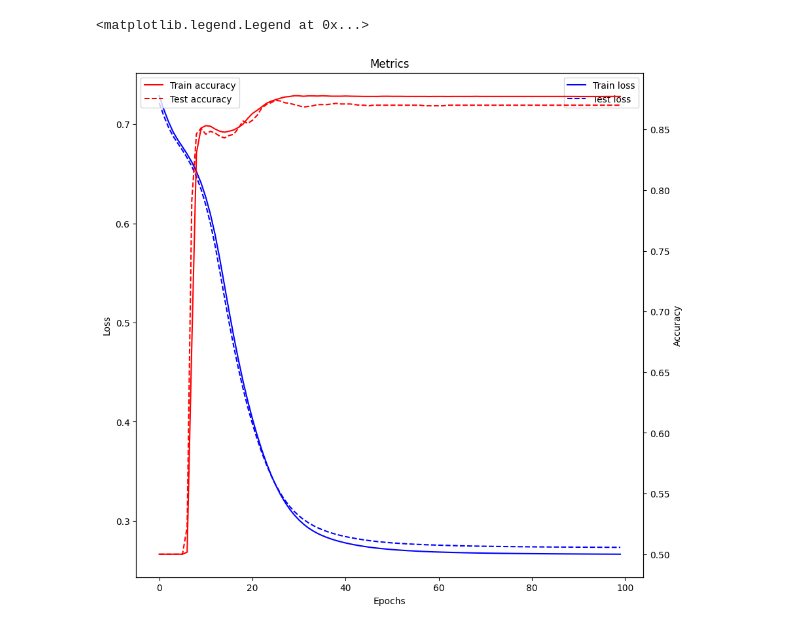
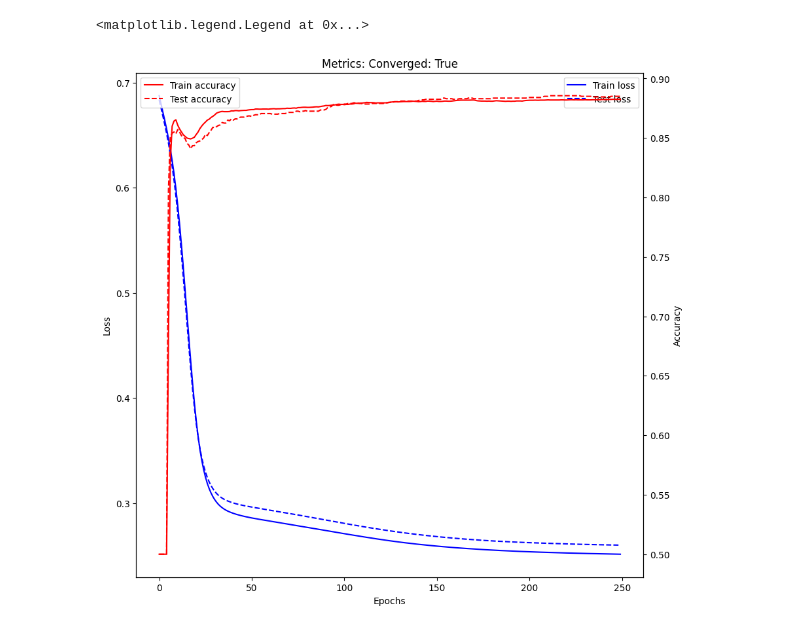
Before and after one commit to Johanmkr/WP1-Polyhedra, a Jupyter notebook: notebooks/used_for_testing.ipynb, the cells around one changed output. Drawn from its saved outputs; the diff is of its cells as text; code cells hidden in the pictures.

Commit message:
More notebooks used for testing and stuff like that

```diff
--- a/notebooks/used_for_testing.ipynb
+++ b/notebooks/used_for_testing.ipynb
@@ -31,12 +31,12 @@ inference_seed = 40
 #     scf.createfolders(state_dict_path)
 
 # Make the data
-train_data = scf.make_moon_dataloader(n_samples=15000, noise=0.15, random_state=training_seed, batch_size=250)
-test_data = scf.make_moon_dataloader(n_samples=2000, noise=0.15, random_state=testing_seed, batch_size=250)
+train_data = scf.make_moon_dataloader(n_samples=10000, noise=0.2, random_state=training_seed, batch_size=250)
+test_data = scf.make_moon_dataloader(n_samples=2000, noise=0.2, random_state=testing_seed, batch_size=250)
 
 
 # # Set up the model based on the parsed arguments or the config file
-model = scf.NeuralNet(input_size=2, hidden_sizes=[2,6,2], num_classes=1)
+model = scf.NeuralNet(input_size=2, hidden_sizes=[3,3,3], num_classes=1)
 
 experiment_path = scf.get_path_to_experiment_storage("testing")
 state_dict_path = experiment_path/"state_dicts"
@@ -44,4 +44,4 @@ if not state_dict_path.exists():
     scf.createfolders(state_dict_path)
 
 
-train_metrics, state_dicts = scf.train_model(model, train_data, test_data, 100, SAVE_STATES=False, save_everyth_epoch=10, RETURN_STATES=True)
+train_metrics, convergence_metrics, state_dicts = scf.train_model(model, train_data, test_data, 250, SAVE_STATES=False, save_everyth_epoch=10, RETURN_STATES=True)
@@ -68,20 +106,20 @@ state_dicts
 # %%
 fig, ax = plt.subplots(figsize=(10,10))
 ax.plot(train_metrics["train_loss"], color="blue", label="Train loss")
 ax.plot(train_metrics["test_loss"], color="blue", ls="dashed", label="Test loss")
 
 ax2 = ax.twinx()
 ax2.plot(train_metrics["train_accuracy"], color="red", label="Train accuracy")
 ax2.plot(train_metrics["test_accuracy"], color="red", ls="dashed", label="Test accuracy")
 
 ax.set_xlabel("Epochs")
 ax.set_ylabel("Loss")
 ax2.set_ylabel("Accuracy")
 
-ax.set_title("Metrics")
+ax.set_title(f"Metrics: Converged: {convergence_metrics['converged']}")
 ax.legend()
 ax2.legend()
 # %% [output]
 <matplotlib.legend.Legend at 0x...>
-[figure, old version]
+[figure, new version]
 # %%
```
Also changed, not shown: parts of 23 cells of this notebook, 1 other file.
